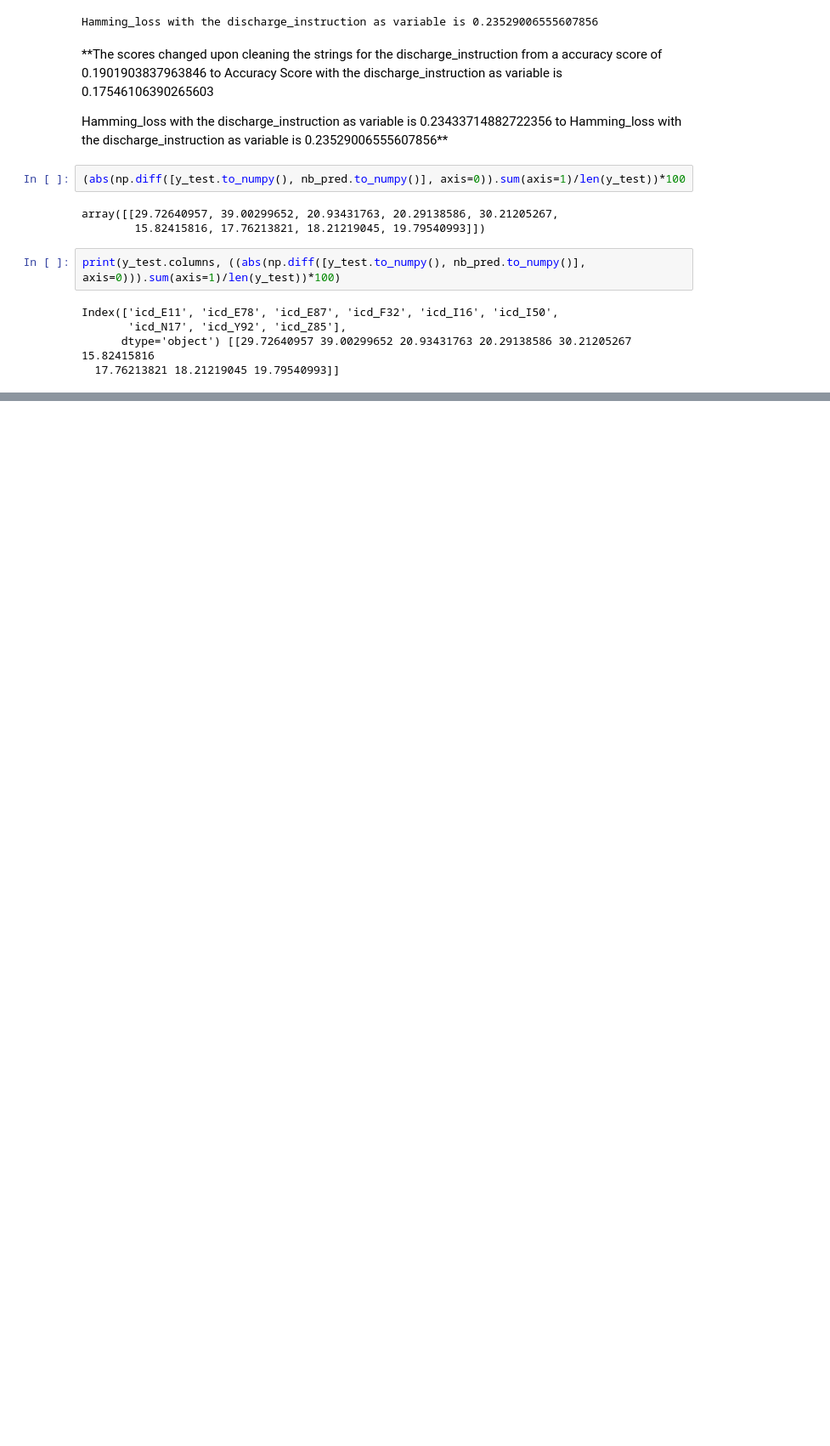
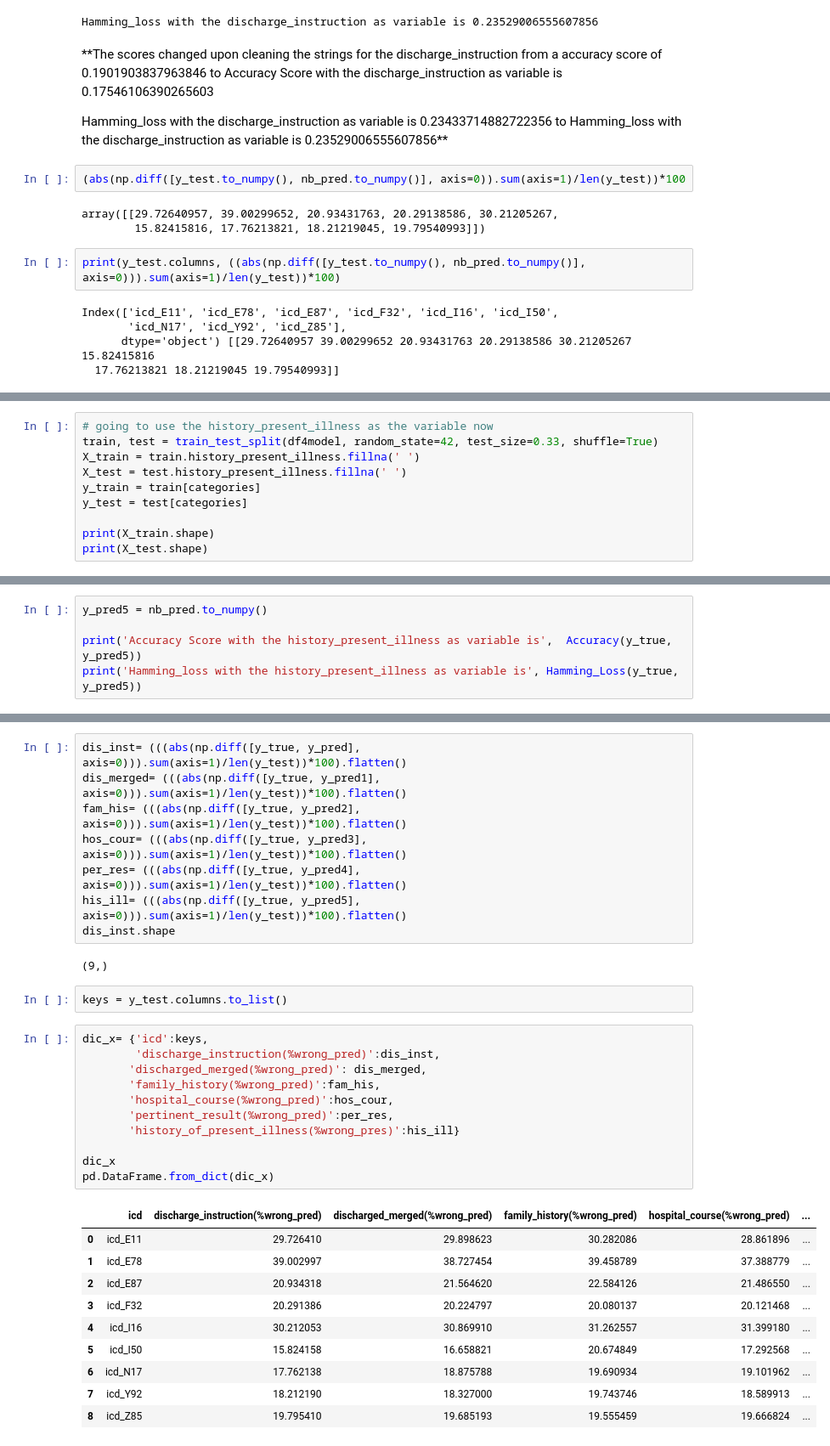
Before and after one commit to smitamisra/EHR_exploration, a Jupyter notebook: notebooks/Untitled2.ipynb, the cells around one changed output, grey strips where cells are left out. Shown at 85% size. Drawn from its saved outputs; the diff is of its cells as text; blank space fills up the shorter version.

```diff
--- a/notebooks/Untitled2.ipynb
+++ b/notebooks/Untitled2.ipynb
@@ -200,0 +472,10 @@ print(X_test.shape)
+# %%
+# going to use the history_present_illness as the variable now
+train, test = train_test_split(df4model, random_state=42, test_size=0.33, shuffle=True)
+X_train = train.history_present_illness.fillna(' ')
+X_test = test.history_present_illness.fillna(' ')
+y_train = train[categories]
+y_test = test[categories]
+
+print(X_train.shape)
+print(X_test.shape)
@@ -200,0 +530,5 @@ print(X_test.shape)
+# %%
+y_pred5 = nb_pred.to_numpy()
+
+print('Accuracy Score with the history_present_illness as variable is',  Accuracy(y_true, y_pred5))
+print('Hamming_loss with the history_present_illness as variable is', Hamming_Loss(y_true, y_pred5))
@@ -200,0 +599,34 @@ print(X_test.shape)
+# %%
+dis_inst= (((abs(np.diff([y_true, y_pred], axis=0))).sum(axis=1)/len(y_test))*100).flatten()
+dis_merged= (((abs(np.diff([y_true, y_pred1], axis=0))).sum(axis=1)/len(y_test))*100).flatten()
+fam_his= (((abs(np.diff([y_true, y_pred2], axis=0))).sum(axis=1)/len(y_test))*100).flatten()
+hos_cour= (((abs(np.diff([y_true, y_pred3], axis=0))).sum(axis=1)/len(y_test))*100).flatten()
+per_res= (((abs(np.diff([y_true, y_pred4], axis=0))).sum(axis=1)/len(y_test))*100).flatten()
+his_ill= (((abs(np.diff([y_true, y_pred5], axis=0))).sum(axis=1)/len(y_test))*100).flatten()
+dis_inst.shape
+# %% [output]
+(9,)
+# %%
+keys = y_test.columns.to_list()
+# %%
+dic_x= {'icd':keys,
+        'discharge_instruction(%wrong_pred)':dis_inst,
+       'discharged_merged(%wrong_pred)': dis_merged,
+       'family_history(%wrong_pred)':fam_his,
+       'hospital_course(%wrong_pred)':hos_cour,
+       'pertinent_result(%wrong_pred)':per_res,
+       'history_of_present_illness(%wrong_pres)':his_ill}
+
+dic_x
+pd.DataFrame.from_dict(dic_x)
+# %% [output]
+|  | icd | discharge_instruction(%wrong_pred) | discharged_merged(%wrong_pred) | family_history(%wrong_pred) | hospital_course(%wrong_pred) | ... |
+| 0 | icd_E11 | 29.726410 | 29.898623 | 30.282086 | 28.861896 | ... |
+| 1 | icd_E78 | 39.002997 | 38.727454 | 39.458789 | 37.388779 | ... |
+| 2 | icd_E87 | 20.934318 | 21.564620 | 22.584126 | 21.486550 | ... |
+| 3 | icd_F32 | 20.291386 | 20.224797 | 20.080137 | 20.121468 | ... |
+| 4 | icd_I16 | 30.212053 | 30.869910 | 31.262557 | 31.399180 | ... |
+| 5 | icd_I50 | 15.824158 | 16.658821 | 20.674849 | 17.292568 | ... |
+| 6 | icd_N17 | 17.762138 | 18.875788 | 19.690934 | 19.101962 | ... |
+| 7 | icd_Y92 | 18.212190 | 18.327000 | 19.743746 | 18.589913 | ... |
+| 8 | icd_Z85 | 19.795410 | 19.685193 | 19.555459 | 19.666824 | ... |
```
Also changed, not shown: parts of 34 cells of this notebook.
